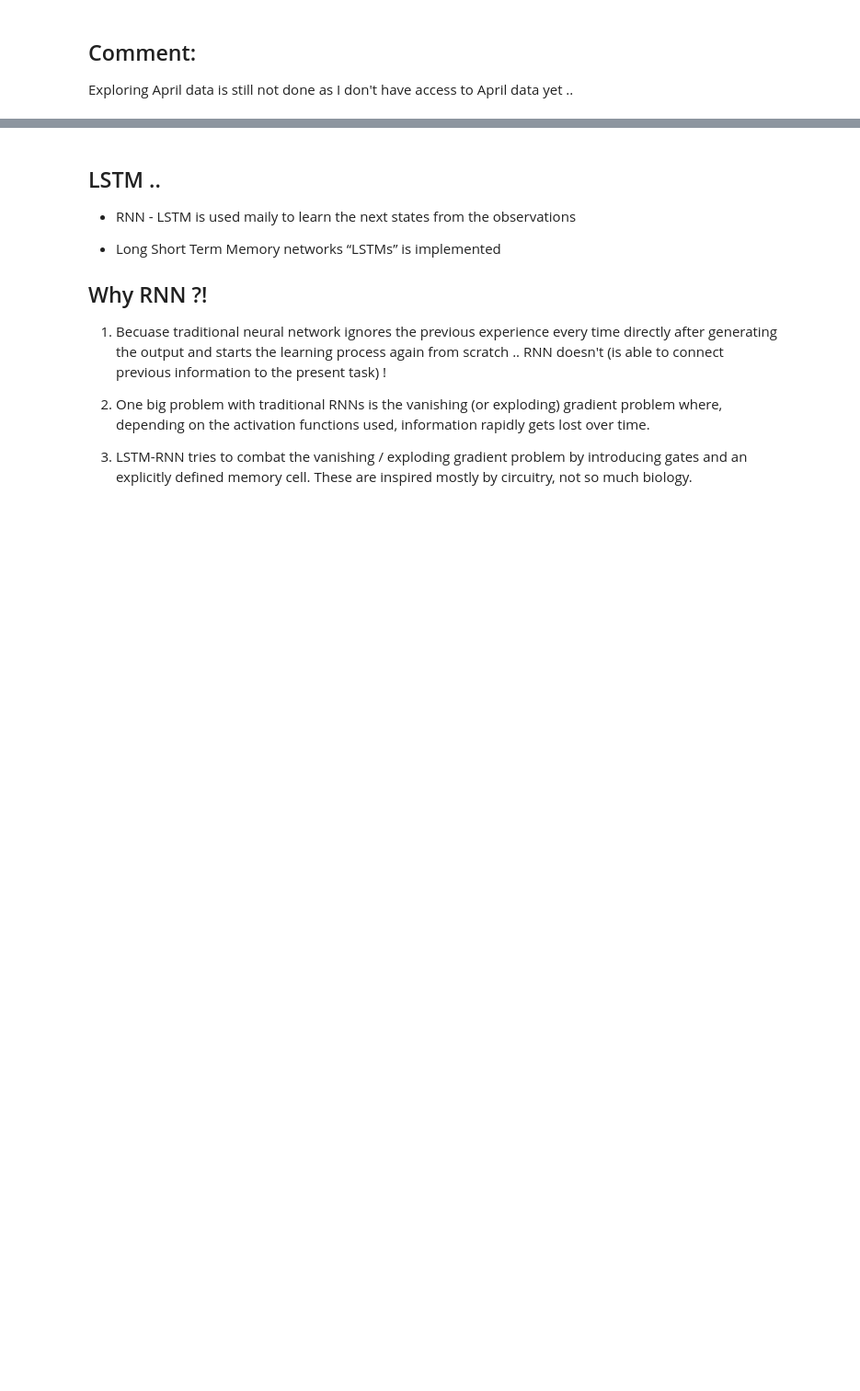
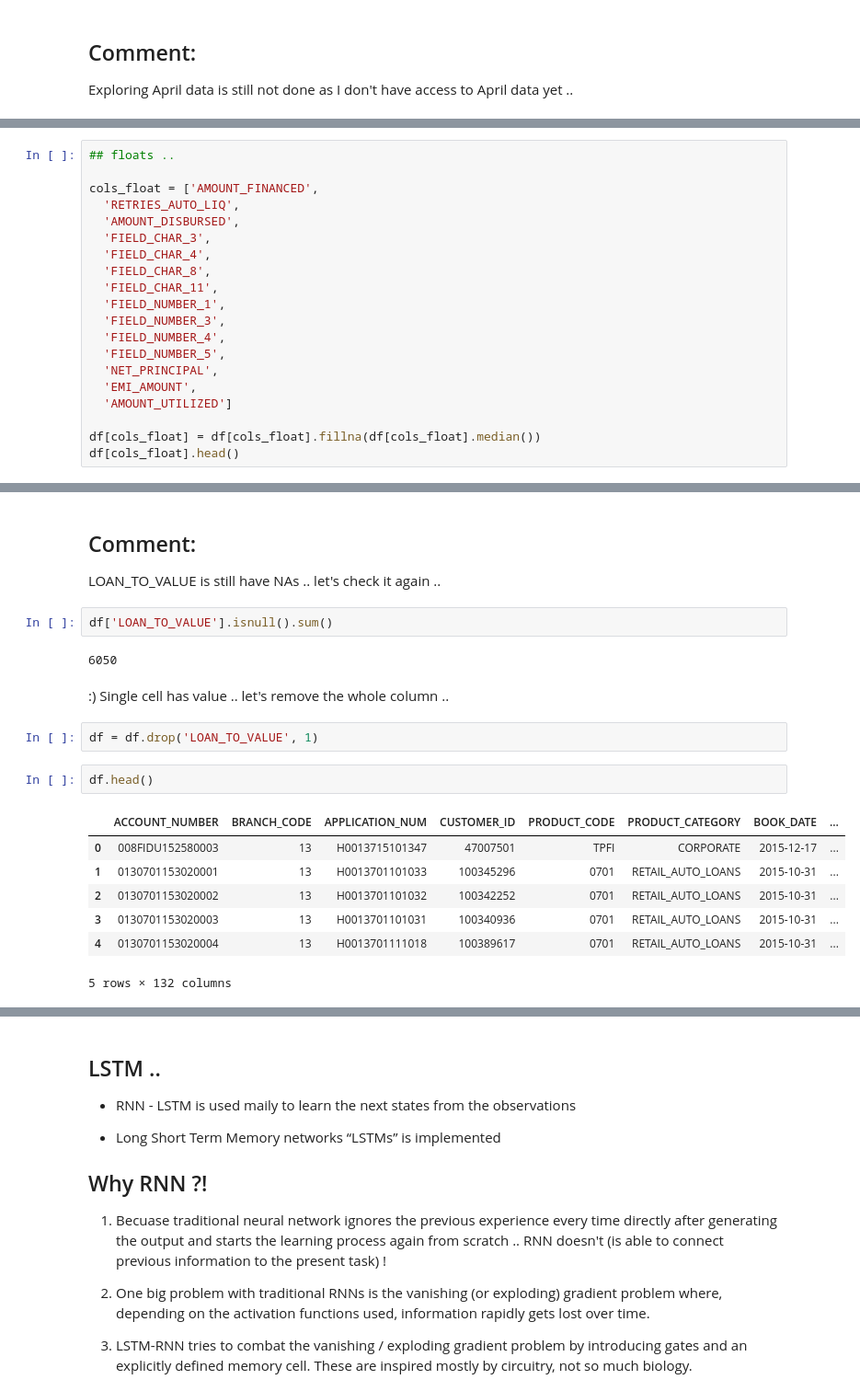
Before and after one commit to EAboelhamd/Myown_DeepLearning_Practice, a Jupyter notebook: PhD/DQN_CLV.ipynb, the cells around one changed output, grey strips where cells are left out. Shown at 92% size. Drawn from its saved outputs; the diff is of its cells as text; blank space fills up the shorter version.

```diff
--- a/PhD/DQN_CLV.ipynb
+++ b/PhD/DQN_CLV.ipynb
@@ -263,0 +321,20 @@ Exploring April data is still not done as I don't have access to April data yet
+# %%
+## floats ..
+
+cols_float = ['AMOUNT_FINANCED',
+  'RETRIES_AUTO_LIQ',
+  'AMOUNT_DISBURSED',
+  'FIELD_CHAR_3',
+  'FIELD_CHAR_4',
+  'FIELD_CHAR_8',
+  'FIELD_CHAR_11',
+  'FIELD_NUMBER_1',
+  'FIELD_NUMBER_3',
+  'FIELD_NUMBER_4',
+  'FIELD_NUMBER_5',
+  'NET_PRINCIPAL',
+  'EMI_AMOUNT',
+  'AMOUNT_UTILIZED']
+
+df[cols_float] = df[cols_float].fillna(df[cols_float].median())
+df[cols_float].head()
@@ -263,0 +467,21 @@ Exploring April data is still not done as I don't have access to April data yet
+# %% [markdown]
+## Comment:
+LOAN_TO_VALUE is still have NAs .. let's check it again ..
+# %%
+df['LOAN_TO_VALUE'].isnull().sum()
+# %% [output]
+6050
+# %% [markdown]
+:) Single cell has value .. let's remove the whole column ..
+# %%
+df = df.drop('LOAN_TO_VALUE', 1)
+# %%
+df.head()
+# %% [output]
+|  | ACCOUNT_NUMBER | BRANCH_CODE | APPLICATION_NUM | CUSTOMER_ID | PRODUCT_CODE | PRODUCT_CATEGORY | BOOK_DATE | ... |
+| 0 | 008FIDU152580003 | 13 | H0013715101347 | 47007501 | TPFI | CORPORATE | 2015-12-17 | ... |
+| 1 | 0130701153020001 | 13 | H0013701101033 | 100345296 | 0701 | RETAIL_AUTO_LOANS | 2015-10-31 | ... |
+| 2 | 0130701153020002 | 13 | H0013701101032 | 100342252 | 0701 | RETAIL_AUTO_LOANS | 2015-10-31 | ... |
+| 3 | 0130701153020003 | 13 | H0013701101031 | 100340936 | 0701 | RETAIL_AUTO_LOANS | 2015-10-31 | ... |
+| 4 | 0130701153020004 | 13 | H0013701111018 | 100389617 | 0701 | RETAIL_AUTO_LOANS | 2015-10-31 | ... |
+5 rows × 132 columns
```
Also changed, not shown: parts of 35 cells of this notebook.
